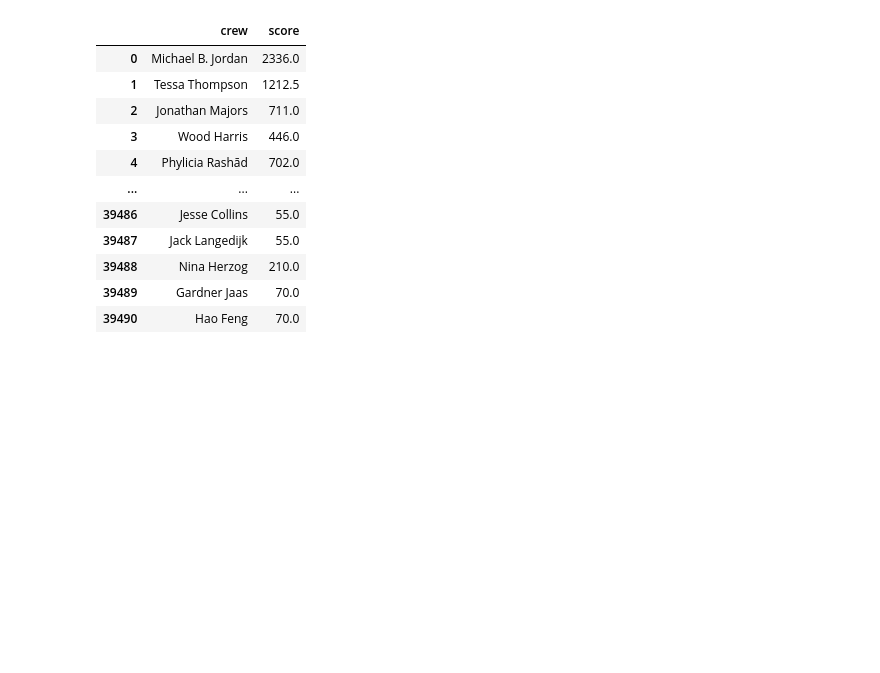
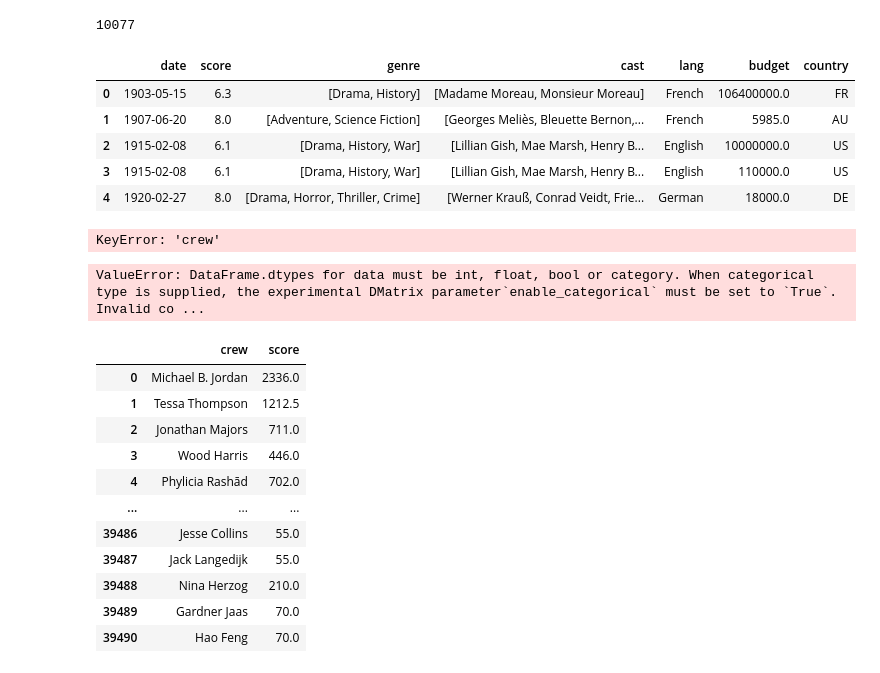
Before and after one commit to CodyGiles/bsc-compsci-capstone, a Jupyter notebook: mainTest.ipynb, the cells around one changed output. Drawn from its saved outputs; the diff is of its cells as text; code cells hidden in the pictures; blank space fills up the shorter version.

```diff
--- a/mainTest.ipynb
+++ b/mainTest.ipynb
@@ -79,3 +229,54 @@ actor_scores_df
+# %%
+df = pd.read_csv('imdb_movies.csv')
+df = df[df['status'] == ' Released']
+df = (
+    df
+    .drop(['names', 'overview', 'orig_title', 'status', 'revenue'], axis=1)
+    .rename({'date_x':'date', 'orig_lang':'lang', 'budget_x':'budget'}, axis=1)
+)
+
+df['score'] = df['score'] / 10
+df['crew'] = df['crew'].apply(lambda x: str(x).split(', ')[::2])
+df['date'] = pd.to_datetime(df['date'])
+df['genre'] = df['genre'].apply(lambda x: str(x).replace('\xa0', ' ')).str.split(', ')
+df['lang'] = df['lang'].str.replace(' ', '').apply(lambda x: x.split(',')[0])
+df = df.sort_values('date').reset_index(drop=True)
+
+print(df.shape[0])
+df.head()
+# %% [output]
+10077
+|  | date | score | genre | cast | lang | budget | country |
+| 0 | 1903-05-15 | 6.3 | [Drama, History] | [Madame Moreau, Monsieur Moreau] | French | 106400000.0 | FR |
+| 1 | 1907-06-20 | 8.0 | [Adventure, Science Fiction] | [Georges Meliès, Bleuette Bernon,... | French | 5985.0 | AU |
+| 2 | 1915-02-08 | 6.1 | [Drama, History, War] | [Lillian Gish, Mae Marsh, Henry B... | English | 10000000.0 | US |
+| 3 | 1915-02-08 | 6.1 | [Drama, History, War] | [Lillian Gish, Mae Marsh, Henry B... | English | 110000.0 | US |
+| 4 | 1920-02-27 | 8.0 | [Drama, Horror, Thriller, Crime] | [Werner Krauß, Conrad Veidt, Frie... | German | 18000.0 | DE |
+# %%
+X_train, X_test, y_train, y_test = train_test_split(df.drop('score', axis=1), df['score'], shuffle=False, test_size=.2)
+
+processor = Processor()
+processor.fit(X_train, y_train)
+processor.score(X_test, y_test)
+# %% [output]
+KeyError: 'crew'
+# %%
+data = load_iris()
+X_train, X_test, y_train, y_test = train_test_split(selected_columns.drop('score', axis=1), selected_columns['score'], shuffle=False, test_size=.2)
+# create model instance
+bst = XGBRegressor(n_estimators=2, max_depth=2, learning_rate=1, objective='reg:squarederror')
+
+# pipeline = Pipeline()
+# pipeline.fit(X_train, y_train)
+# pipeline.score(X_test, y_test)
+
+# fit model
+bst.fit(X_train, y_train)
+# make predictions
+preds = bst.predict(X_test)
+bst.score(X_test, y_test)
+# %% [output]
+ValueError: DataFrame.dtypes for data must be int, float, bool or category. When categorical type is supplied, the experimental DMatrix parameter`enable_categorical` must be set to `True`.  Invalid co ...
 # %%
 
 x = df3.select_dtypes(['number']).drop('score', axis=1)
```
Also changed, not shown: parts of 4 cells of this notebook.
